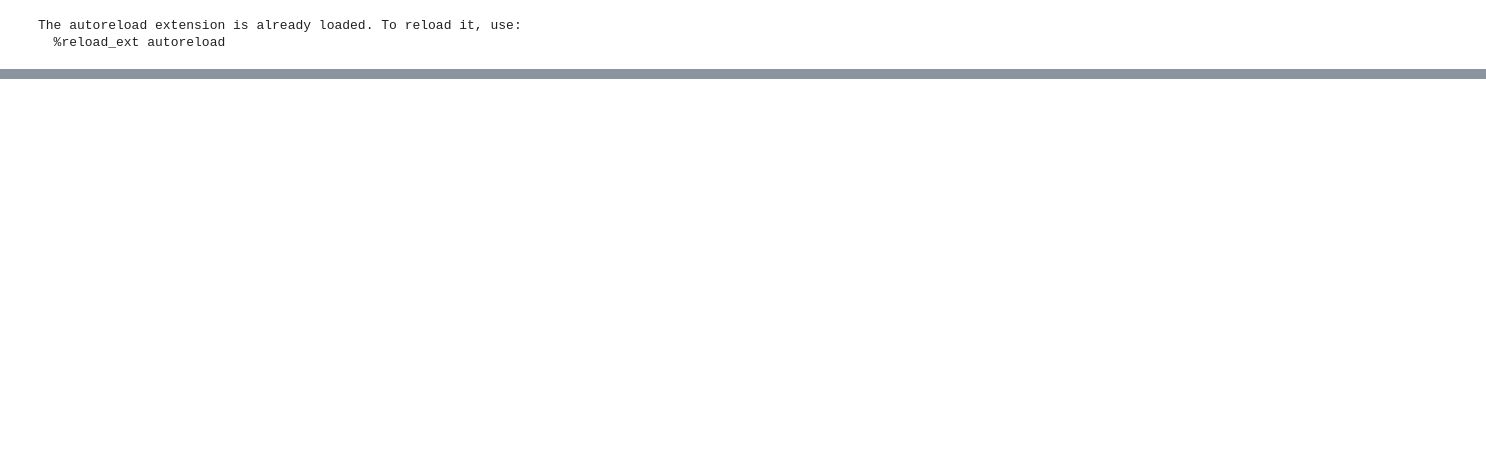
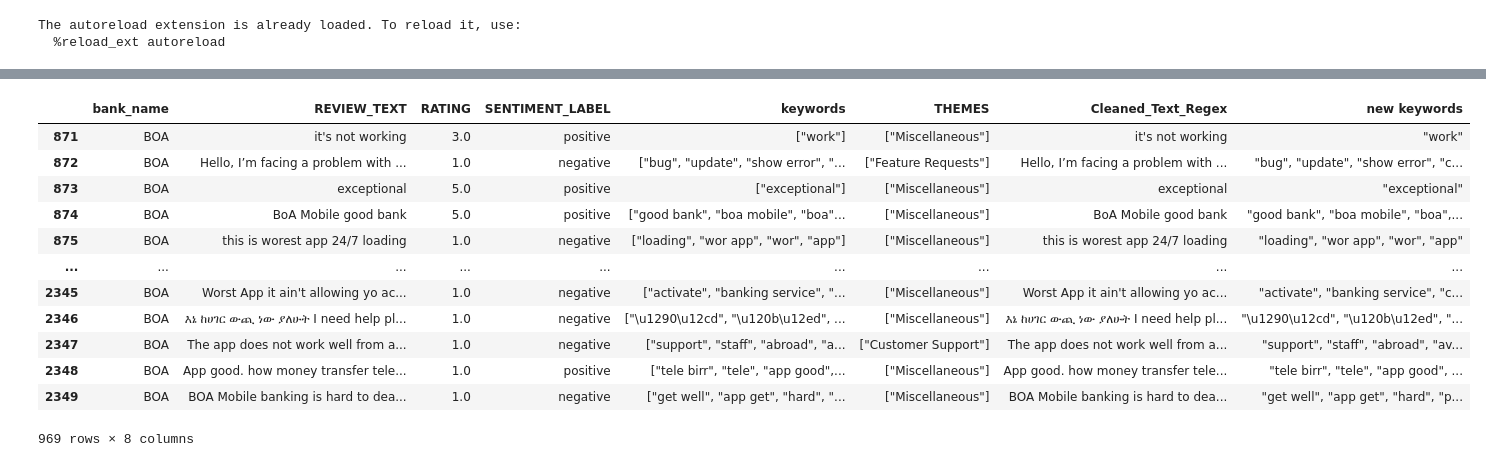
Before and after one commit to Teshager21/customer-experience-analytics-for-fintech-apps, a Jupyter notebook: notebooks/reports/insights_summary.ipynb, the cells around one changed output, grey strips where cells are left out. Drawn from its saved outputs; the diff is of its cells as text; code cells hidden in the pictures; blank space fills up the shorter version.

```diff
--- a/notebooks/reports/insights_summary.ipynb
+++ b/notebooks/reports/insights_summary.ipynb
@@ -219,0 +121,2 @@ rv.export_visuals_and_insights_to_pdf("Fintech_Bank_Review_Report.pdf")
+# %%
+df= df.dropna(subset=['bank_name', 'THEMES'])
@@ -219,0 +125,4 @@ rv.export_visuals_and_insights_to_pdf("Fintech_Bank_Review_Report.pdf")
+# %%
+df_boa=df[df['bank_name']=='BOA']
+df_cbe=df[df['bank_name']=='CBE']
+df_dashen=df[df['bank_name']=='Dashen']
@@ -219,0 +169,4 @@ rv.export_visuals_and_insights_to_pdf("Fintech_Bank_Review_Report.pdf")
+# %%
+pd.set_option('display.max_colwidth', None)
+update_rows=reviews_df[bool].sample(7)
+update_rows
@@ -219,0 +194,18 @@ rv.export_visuals_and_insights_to_pdf("Fintech_Bank_Review_Report.pdf")
+# %%
+df_boa['keywords']
+df_boa['new keywords'] = df_boa['keywords'].str.replace(r'\[|\] |]', '', regex=True)
+df_boa
+# %% [output]
+|  | bank_name | REVIEW_TEXT | RATING | SENTIMENT_LABEL | keywords | THEMES | Cleaned_Text_Regex | new keywords |
+| 871 | BOA | it's not working | 3.0 | positive | ["work"] | ["Miscellaneous"] | it's not working | "work" |
+| 872 | BOA | Hello, I’m facing a problem with ... | 1.0 | negative | ["bug", "update", "show error", "... | ["Feature Requests"] | Hello, I’m facing a problem with ... | "bug", "update", "show error", "c... |
+| 873 | BOA | exceptional | 5.0 | positive | ["exceptional"] | ["Miscellaneous"] | exceptional | "exceptional" |
+| 874 | BOA | BoA Mobile good bank | 5.0 | positive | ["good bank", "boa mobile", "boa"... | ["Miscellaneous"] | BoA Mobile good bank | "good bank", "boa mobile", "boa",... |
+| 875 | BOA | this is worest app 24/7 loading | 1.0 | negative | ["loading", "wor app", "wor", "app"] | ["Miscellaneous"] | this is worest app 24/7 loading | "loading", "wor app", "wor", "app" |
+| ... | ... | ... | ... | ... | ... | ... | ... | ... |
+| 2345 | BOA | Worst App it ain't allowing yo ac... | 1.0 | negative | ["activate", "banking service", "... | ["Miscellaneous"] | Worst App it ain't allowing yo ac... | "activate", "banking service", "c... |
+| 2346 | BOA | እኔ ከሀገር ውጪ ነው ያለሁት I need help pl... | 1.0 | negative | ["\u1290\u12cd", "\u120b\u12ed", ... | ["Miscellaneous"] | እኔ ከሀገር ውጪ ነው ያለሁት I need help pl... | "\u1290\u12cd", "\u120b\u12ed", "... |
+| 2347 | BOA | The app does not work well from a... | 1.0 | negative | ["support", "staff", "abroad", "a... | ["Customer Support"] | The app does not work well from a... | "support", "staff", "abroad", "av... |
+| 2348 | BOA | App good. how money transfer tele... | 1.0 | positive | ["tele birr", "tele", "app good",... | ["Miscellaneous"] | App good. how money transfer tele... | "tele birr", "tele", "app good", ... |
+| 2349 | BOA | BOA Mobile banking is hard to dea... | 1.0 | negative | ["get well", "app get", "hard", "... | ["Miscellaneous"] | BOA Mobile banking is hard to dea... | "get well", "app get", "hard", "p... |
+969 rows × 8 columns
```
Also changed, not shown: parts of 22 cells of this notebook, 20 other files.
